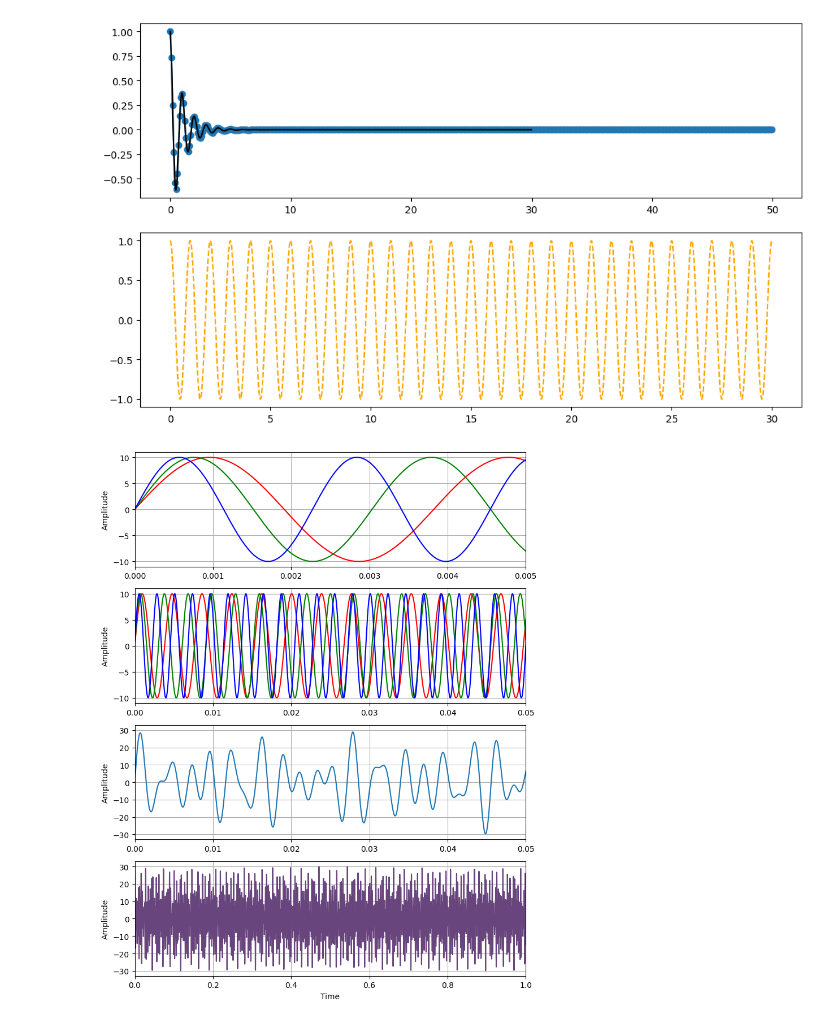
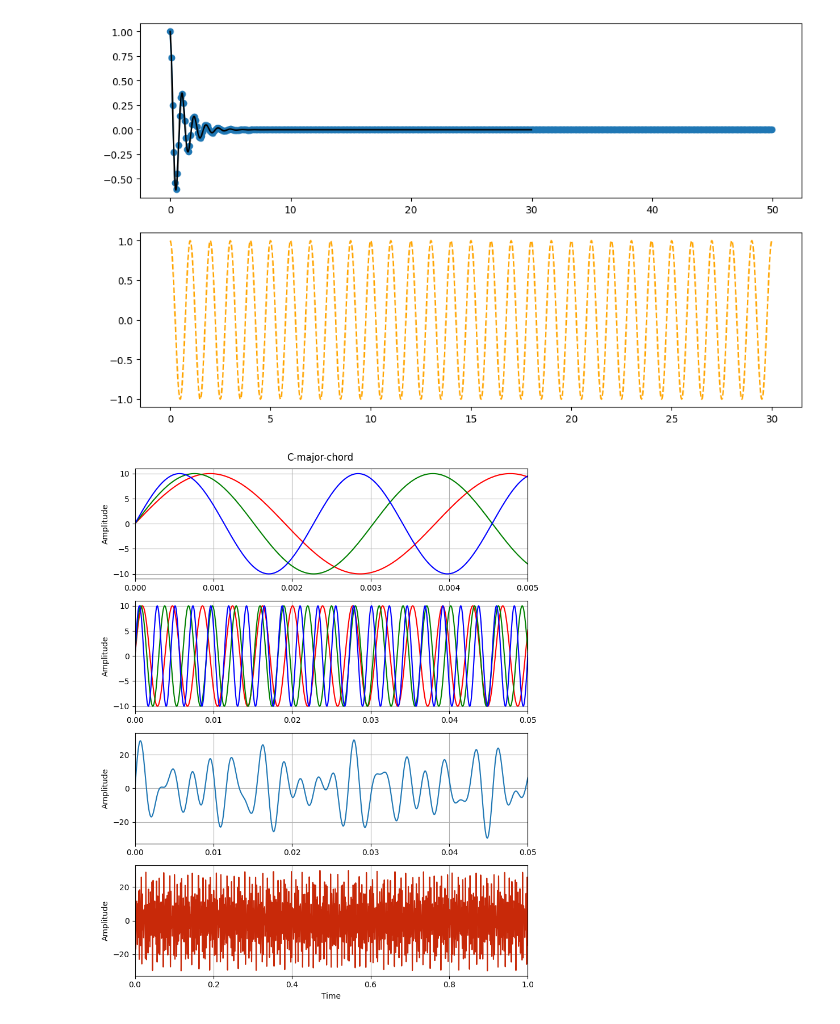
Before and after one commit to VADIKcodeGLOBAL/graph-python-C-E-G-chord, a Jupyter notebook: graph_python_теорія_цифрових_сигналів.ipynb, the cells around one changed output. Cells and saved outputs as stored; diff of their text form; code cells hidden in the pictures.

```diff
--- a/graph_python_теорія_цифрових_сигналів.ipynb
+++ b/graph_python_теорія_цифрових_сигналів.ipynb
@@ -92,36 +92,38 @@ X = x1+x2+x3
 plt.figure(figsize=(8, 10))
 
 #GRAPH PAINTING
+plt.suptitle('C-major-chord')
+
 plt.subplot(4,1,1)
 plt.plot(t, x1, color='red')
 plt.plot(t, x2, color='green')
 plt.plot(t, x3, color='blue')
 plt.grid()
 plt.xlim(0,0.005)
 plt.ylabel('Amplitude')
 
 plt.subplot(4,1,2)
 plt.plot(t, x1, color='red')
 plt.plot(t, x2, color='green')
 plt.plot(t, x3, color='blue')
 plt.grid()
 plt.xlim(0,0.05)
 plt.ylabel('Amplitude')
 
 plt.subplot(4,1,3)
 plt.plot(t, X)
 plt.grid()
 plt.xlim(0,0.05)
 plt.ylabel('Amplitude')
 
 plt.subplot(4,1,4)
-plt.plot(t, X, color = '#69457D')
+plt.plot(t, X, color = '#C82909')
 plt.grid()
 plt.xlim(0,1)
 plt.xlabel('Time')
 plt.ylabel('Amplitude')
 
 plt.tight_layout()
 plt.show()
 # %% [output]
-[figure, old version]
+[figure, new version]
```
Also changed, not shown: parts of 2 cells of this notebook.
